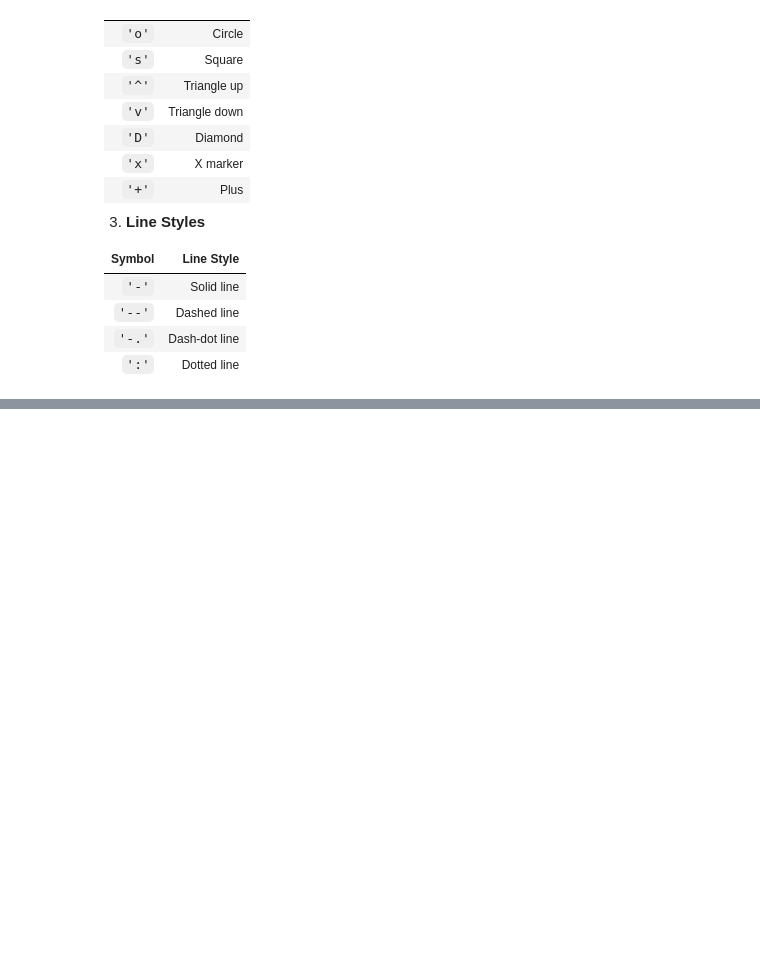
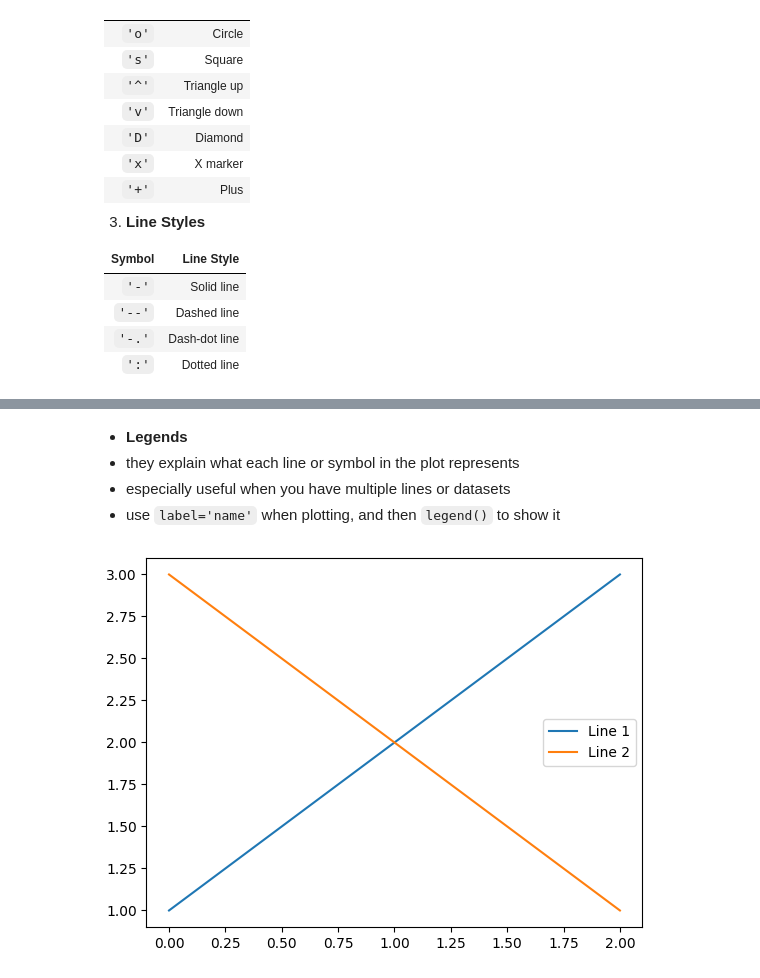
Before and after one commit to f-ckyou/pandas, a Jupyter notebook: pd-9/1_matplotlib_API_primer.ipynb, the cells around one changed output, grey strips where cells are left out. Cells and saved outputs as stored; diff of their text form; code cells hidden in the pictures; blank space fills up the shorter version.

```diff
--- a/pd-9/1_matplotlib_API_primer.ipynb
+++ b/pd-9/1_matplotlib_API_primer.ipynb
@@ -271,0 +303,12 @@ ax.legend()
+# %% [markdown]
+- **Legends**
+- they explain what each line or symbol in the plot represents
+- especially useful when you have multiple lines or datasets
+- use `label='name'` when plotting, and then `legend()` to show it
+# %%
+plt.plot([1, 2, 3], label='Line 1')
+plt.plot([3, 2, 1], label='Line 2')
+plt.legend()  # shows the legend box
+plt.show()
+# %% [output]
+[figure, added]
```
Also changed, not shown: parts of 13 cells of this notebook.
